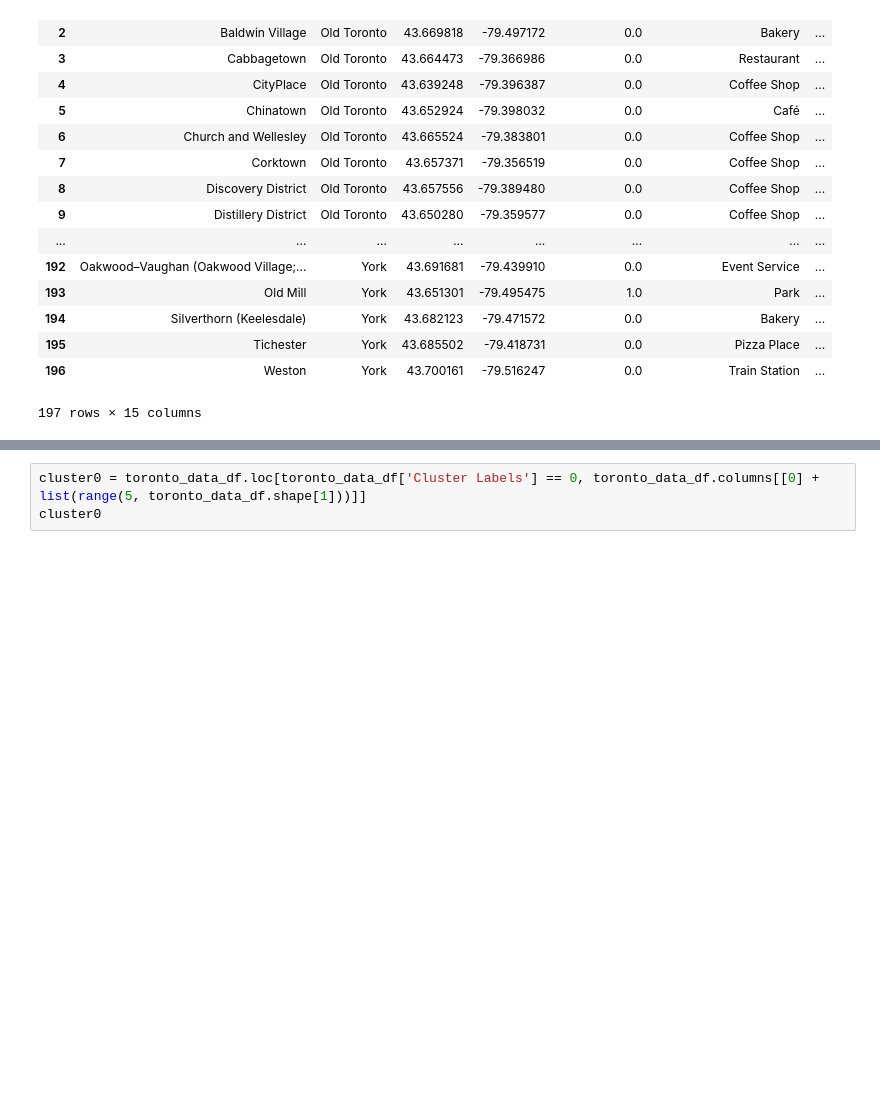
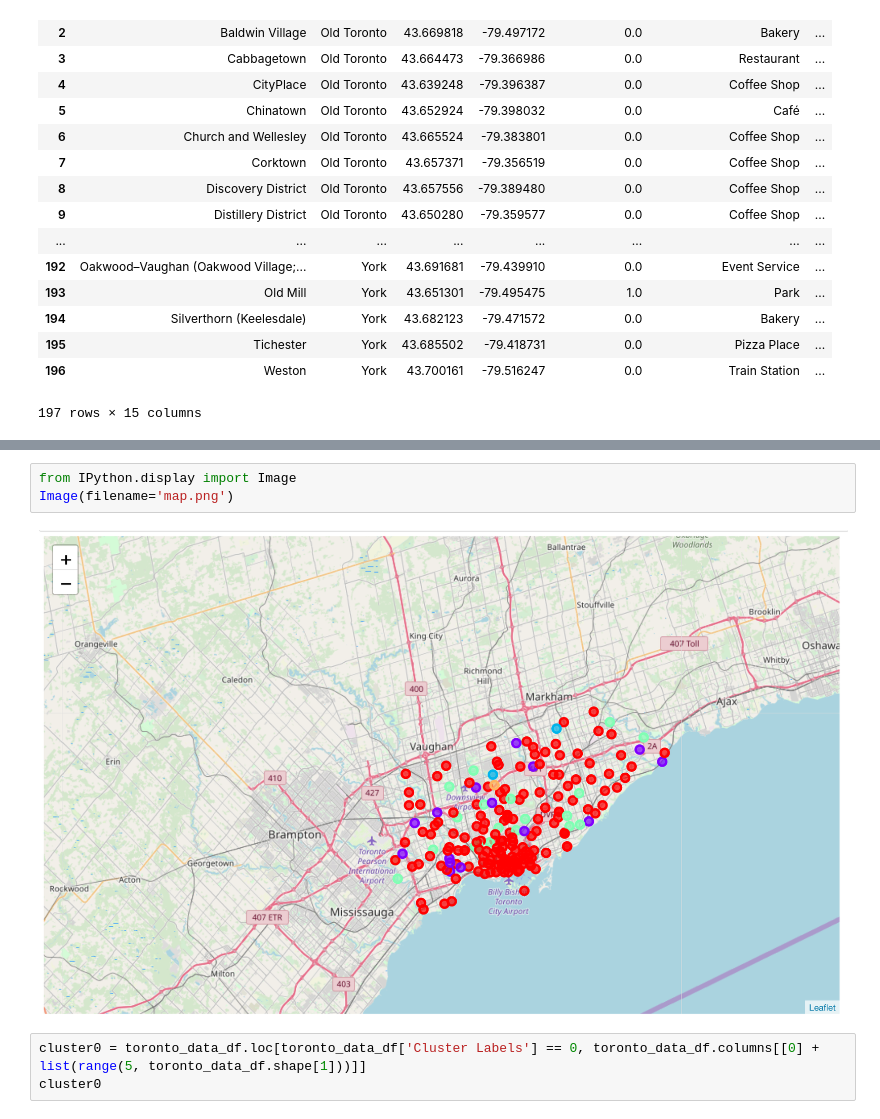
Before and after one commit to totogarza/capstone_data_science, a Jupyter notebook: toronto_neigh_clustering_viz.ipynb, the cells around one changed output, grey strips where cells are left out. Cells and saved outputs as stored; diff of their text form; blank space fills up the shorter version.

Commit message:
Map image

```diff
--- a/toronto_neigh_clustering_viz.ipynb
+++ b/toronto_neigh_clustering_viz.ipynb
@@ -442,6 +442,11 @@ for lat, lon, poi, cluster in zip(toronto_data_df['Latitude'], toronto_data_df['
 map_clusters
 # %% [output]
 [interactive output not drawn]
+# %%
+from IPython.display import Image
+Image(filename='map.png')
+# %% [output]
+[figure, added]
 # %%
 cluster0 = toronto_data_df.loc[toronto_data_df['Cluster Labels'] == 0, toronto_data_df.columns[[0] + list(range(5, toronto_data_df.shape[1]))]]
 cluster0
```
